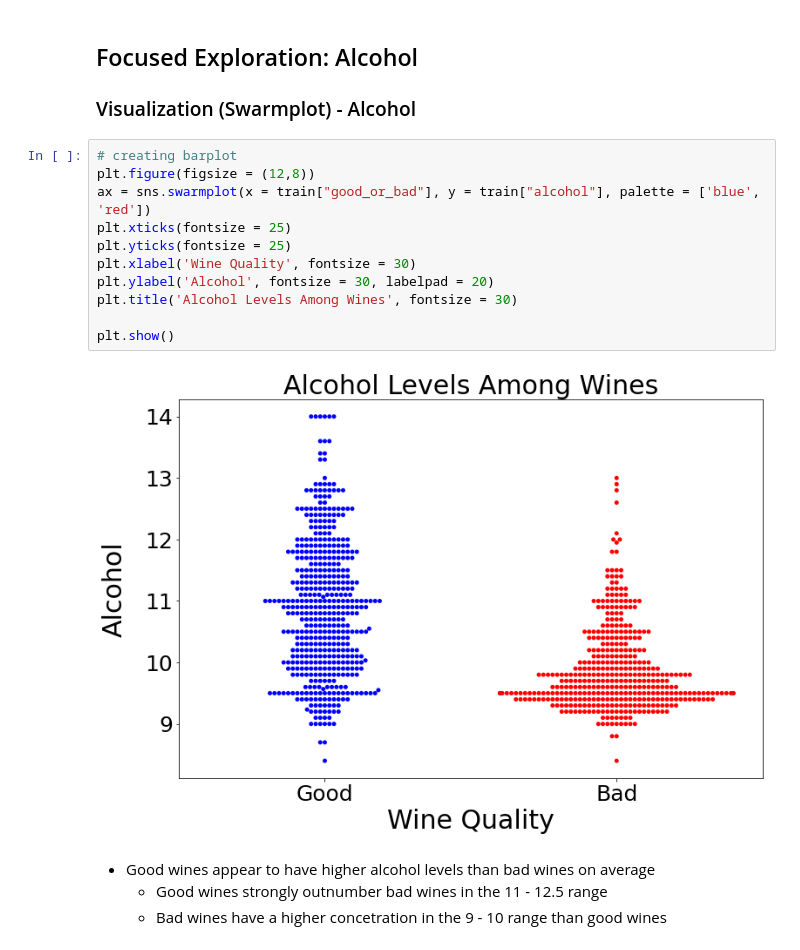
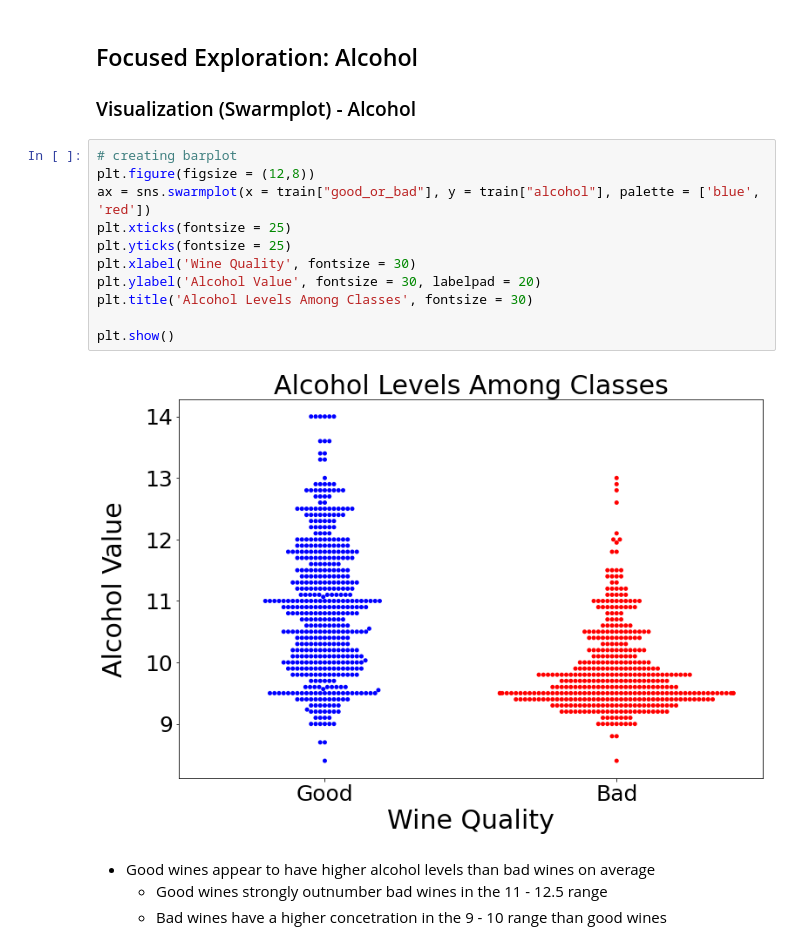
Before and after one commit to SamuelD-Data/red_wine_quality, a Jupyter notebook: red_wine_notebook.ipynb, the cells around one changed output. Cells and saved outputs as stored; diff of their text form.

```diff
--- a/red_wine_notebook.ipynb
+++ b/red_wine_notebook.ipynb
@@ -716,16 +717,16 @@ I reject the null hypothesis
 # %%
 # creating barplot
 plt.figure(figsize = (12,8))
 ax = sns.swarmplot(x = train["good_or_bad"], y = train["alcohol"], palette = ['blue', 'red'])
 plt.xticks(fontsize = 25)
 plt.yticks(fontsize = 25)
 plt.xlabel('Wine Quality', fontsize = 30)
-plt.ylabel('Alcohol', fontsize = 30, labelpad = 20)
-plt.title('Alcohol Levels Among Wines', fontsize = 30)
+plt.ylabel('Alcohol Value', fontsize = 30, labelpad = 20)
+plt.title('Alcohol Levels Among Classes', fontsize = 30)
 
 plt.show()
 # %% [output]
-[figure, old version]
+[figure, new version]
 # %% [markdown]
 - Good wines appear to have higher alcohol levels than bad wines on average
     - Good wines strongly outnumber bad wines in the 11 - 12.5 range
```
Also changed, not shown: parts of 21 cells of this notebook.
